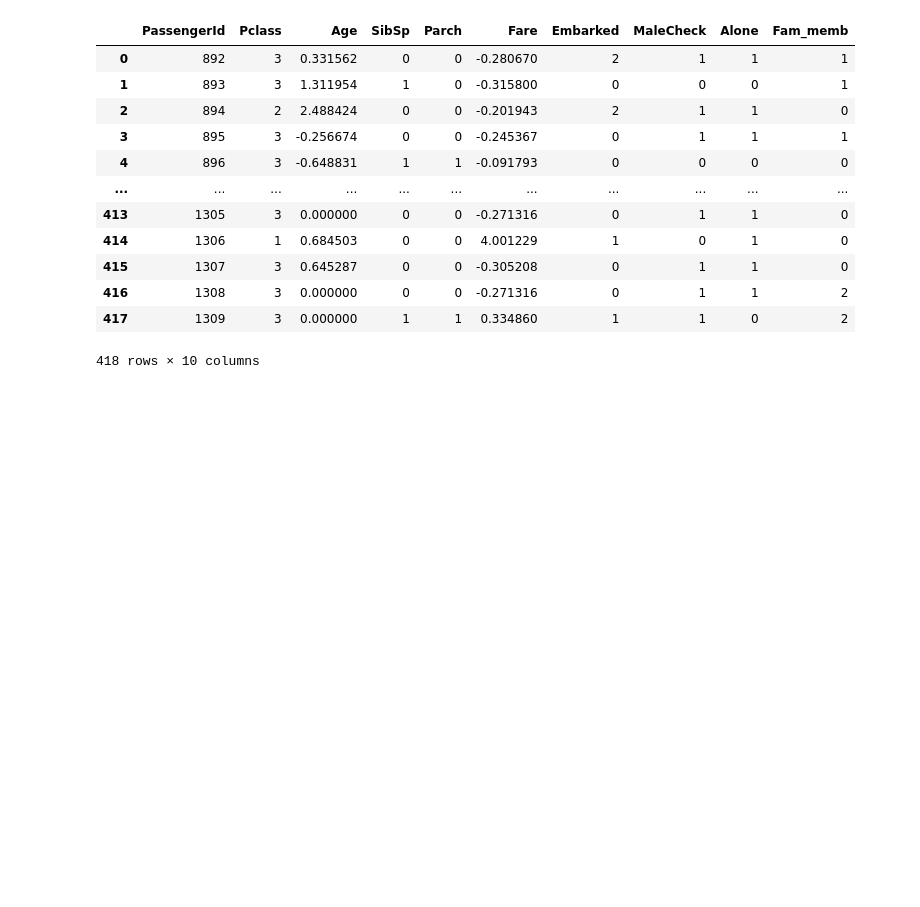
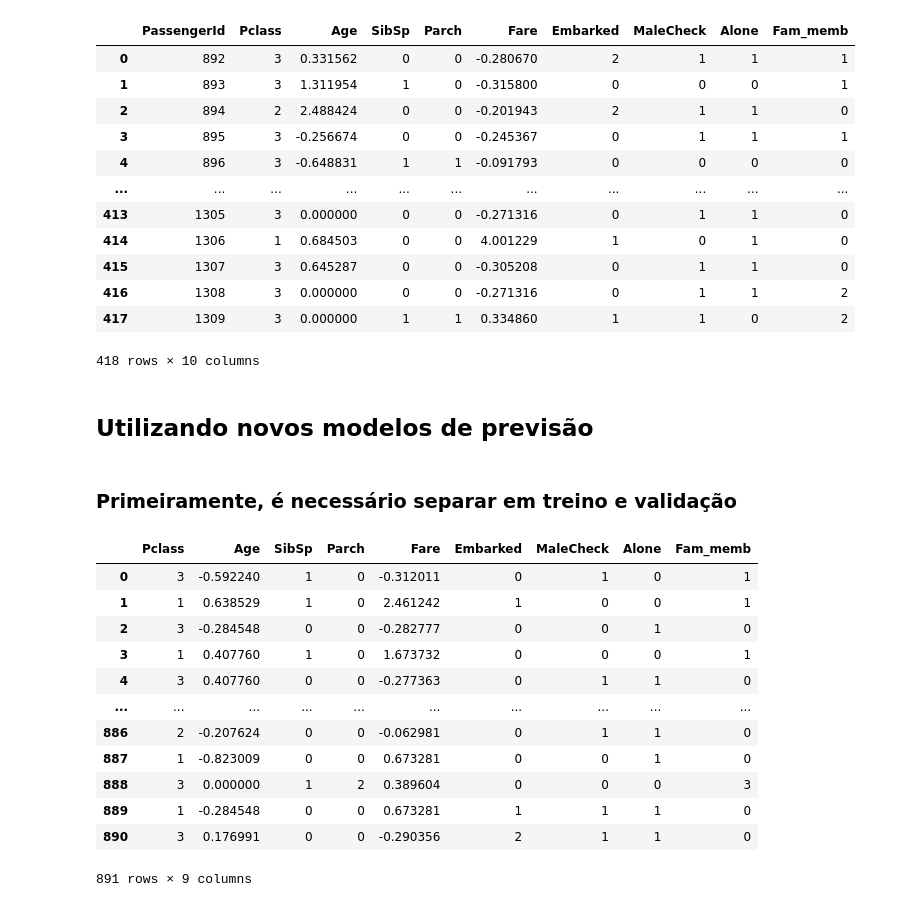
Before and after one commit to gluna777/analise_titanic, a Jupyter notebook: analise_titanic5.ipynb, the cells around one changed output. Saved outputs shown, nothing was run; the diff lists cells and outputs as text; code cells hidden in the pictures; blank space fills up the shorter version.

```diff
--- a/analise_titanic5.ipynb
+++ b/analise_titanic5.ipynb
@@ -151,3 +151,31 @@ teste
 | 416 | 1308 | 3 | 0.000000 | 0 | 0 | -0.271316 | 0 | 1 | 1 | 2 |
 | 417 | 1309 | 3 | 0.000000 | 1 | 1 | 0.334860 | 1 | 1 | 0 | 2 |
 418 rows × 10 columns
+# %% [markdown]
+## Utilizando novos modelos de previsão
+# %% [markdown]
+### Primeiramente, é necessário separar em treino e validação
+# %%
+from sklearn.model_selection import train_test_split
+
+# Separando a base de treino em X e y
+X = treino.drop(['PassengerId','Survived'],axis=1)
+Y = treino.Survived
+
+# Separando em treino e validação
+X_train, X_val, Y_train, Y_val = train_test_split(X, Y, test_size=0.33, random_state=42)
+X
+# %% [output]
+|  | Pclass | Age | SibSp | Parch | Fare | Embarked | MaleCheck | Alone | Fam_memb |
+| 0 | 3 | -0.592240 | 1 | 0 | -0.312011 | 0 | 1 | 0 | 1 |
+| 1 | 1 | 0.638529 | 1 | 0 | 2.461242 | 1 | 0 | 0 | 1 |
+| 2 | 3 | -0.284548 | 0 | 0 | -0.282777 | 0 | 0 | 1 | 0 |
+| 3 | 1 | 0.407760 | 1 | 0 | 1.673732 | 0 | 0 | 0 | 1 |
+| 4 | 3 | 0.407760 | 0 | 0 | -0.277363 | 0 | 1 | 1 | 0 |
+| ... | ... | ... | ... | ... | ... | ... | ... | ... | ... |
+| 886 | 2 | -0.207624 | 0 | 0 | -0.062981 | 0 | 1 | 1 | 0 |
+| 887 | 1 | -0.823009 | 0 | 0 | 0.673281 | 0 | 0 | 1 | 0 |
+| 888 | 3 | 0.000000 | 1 | 2 | 0.389604 | 0 | 0 | 0 | 3 |
+| 889 | 1 | -0.284548 | 0 | 0 | 0.673281 | 1 | 1 | 1 | 0 |
+| 890 | 3 | 0.176991 | 0 | 0 | -0.290356 | 2 | 1 | 1 | 0 |
+891 rows × 9 columns
```
Also changed, not shown: parts of 18 cells of this notebook.
